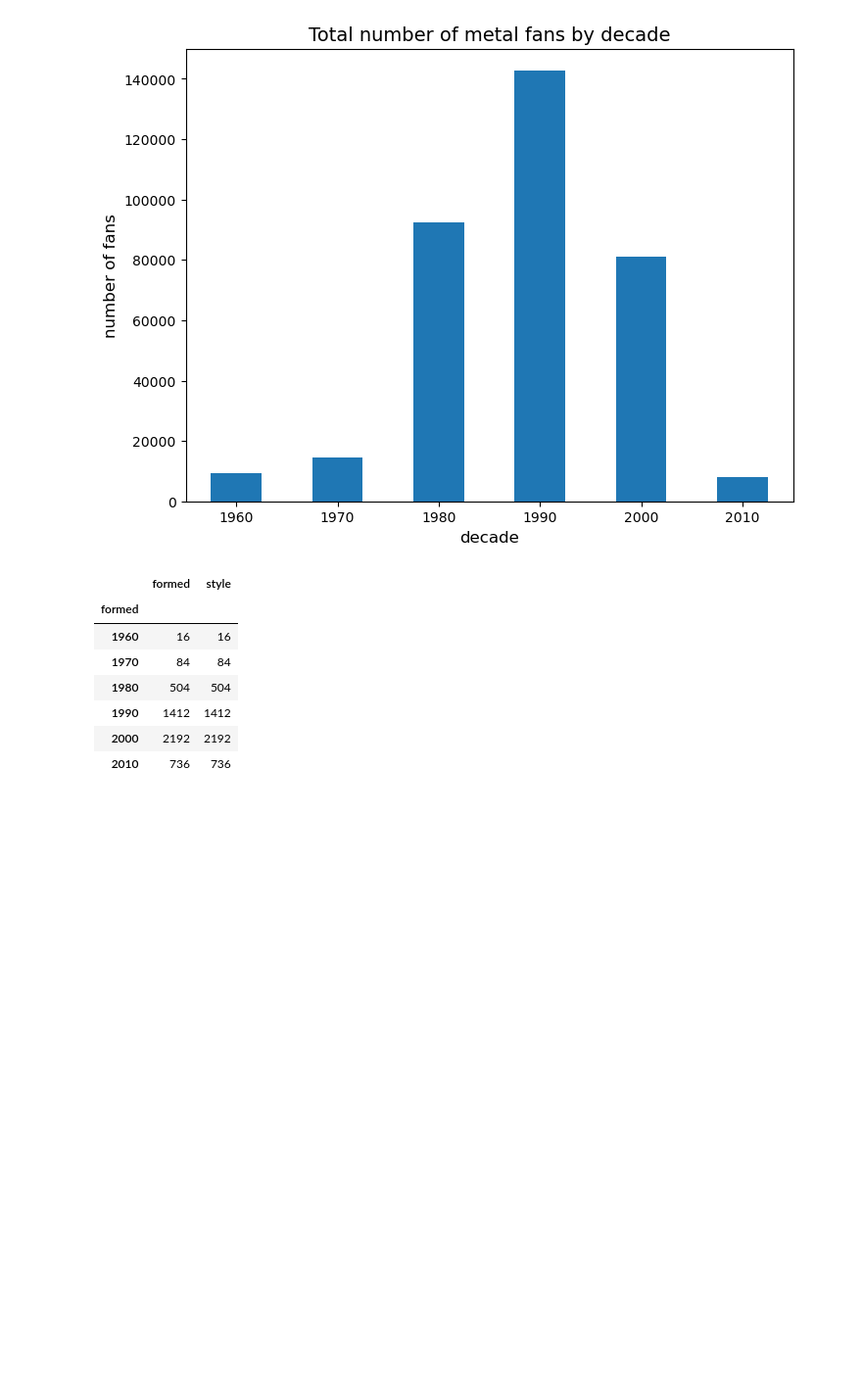
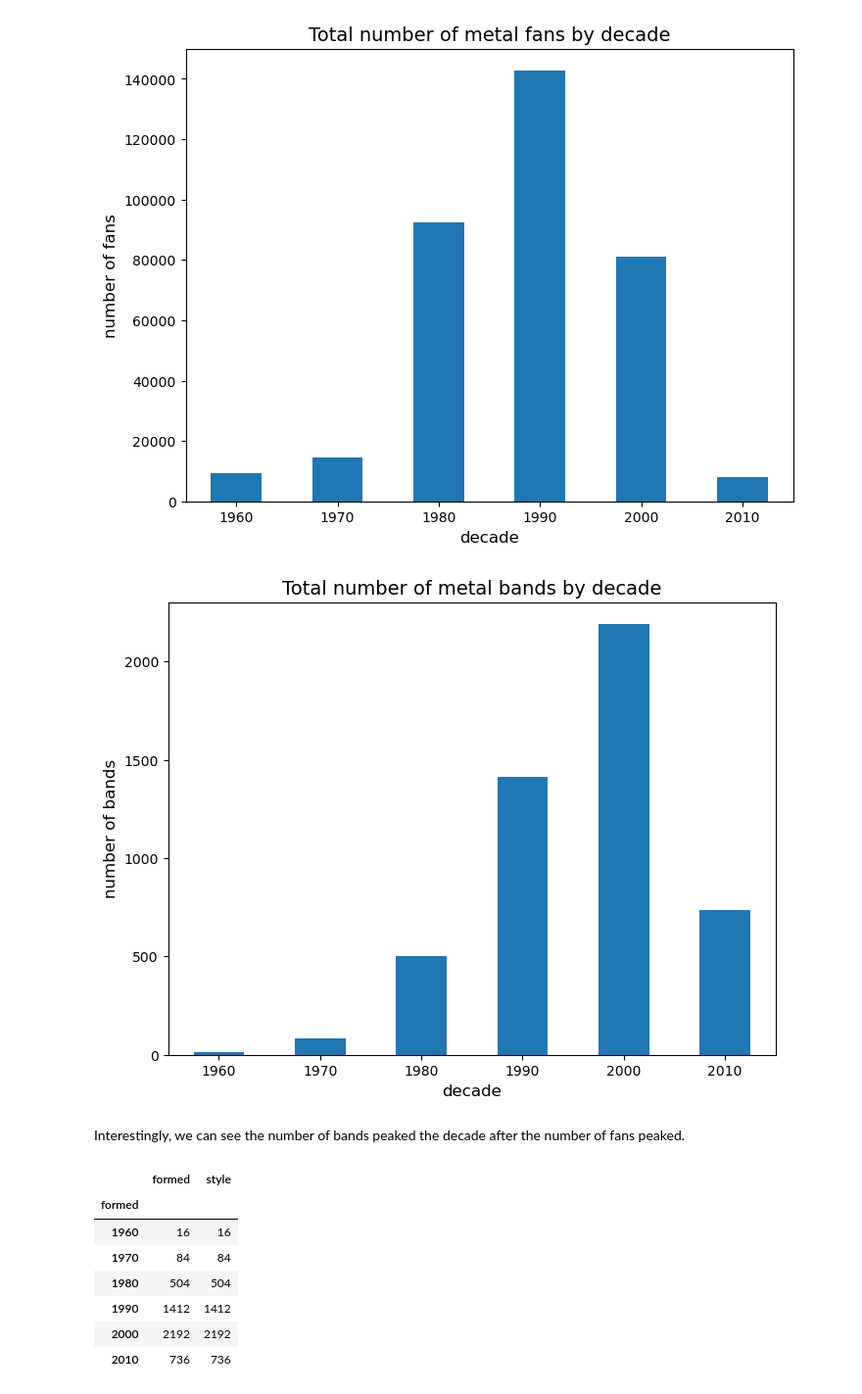
Before and after one commit to RavinderRai/metal_bands_by_nation, a Jupyter notebook: Metal_Bands_Analysis.ipynb, the cells around one changed output. Shown at 98% size. Drawn from its saved outputs; the diff is of its cells as text; code cells hidden in the pictures; blank space fills up the shorter version.

```diff
--- a/Metal_Bands_Analysis.ipynb
+++ b/Metal_Bands_Analysis.ipynb
@@ -251,6 +252,23 @@ plt.ylabel('number of fans', size=12)
 plt.show()
 # %% [output]
 [figure]
+# %%
+df_temp_band = df3[['formed', 'band_name']]
+
+#grouping the total number of fans by decade, with some help from:
+#https://stackoverflow.com/questions/17764619/pandas-dataframe-group-year-index-by-decade
+bands_df = pd.Series(df_temp_band.groupby((df_temp_band['formed']//10)*10).count()['band_name'])
+
+bands_df.plot.bar(rot=0)
+plt.title('Total number of metal bands by decade', size=14)
+plt.xlabel('decade', size=12)
+plt.ylabel('number of bands', size=12)
+plt.savefig('bands_by_decade.jpg')
+plt.show()
+# %% [output]
+[figure, added]
+# %% [markdown]
+Interestingly, we can see the number of bands peaked the decade after the number of fans peaked.
 # %%
 df_temp2 = df3[['formed', 'style']]
 
```
Also changed, not shown: parts of 7 cells of this notebook.
